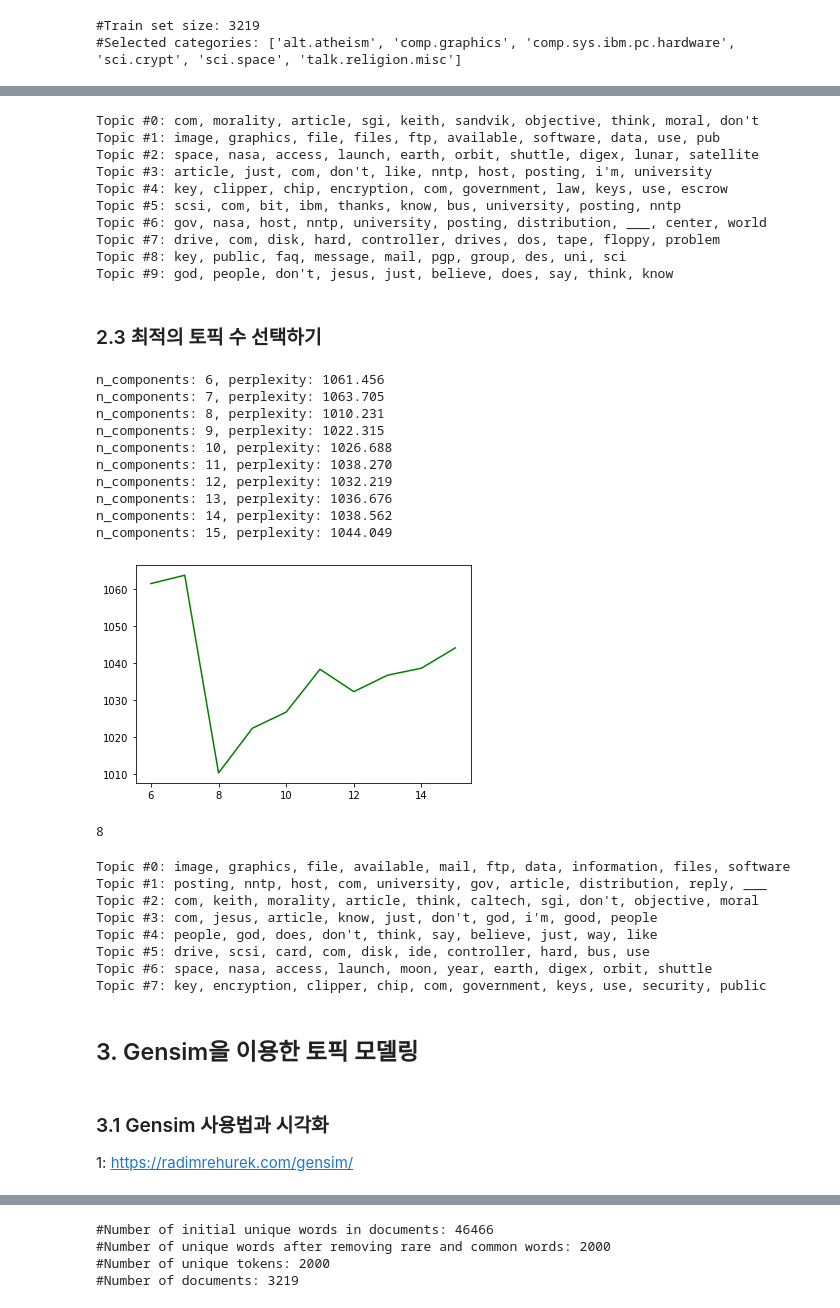
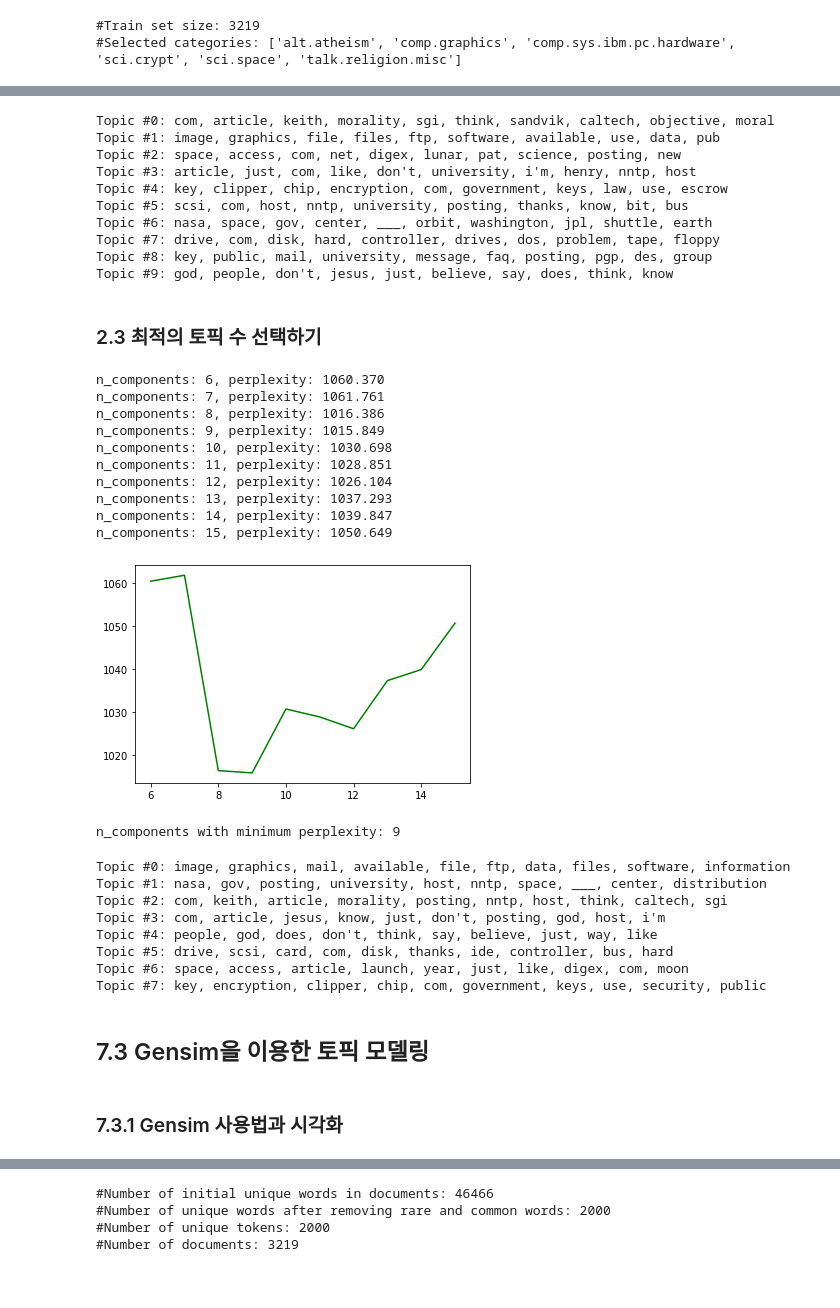
Before and after one commit to wikibook/textmining, a Jupyter notebook: Ch 07. 토픽모델링.ipynb, the cells around one changed output, grey strips where cells are left out. Cells and saved outputs as stored; diff of their text form; code cells hidden in the pictures.

```diff
--- a/Ch 07. 토픽모델링.ipynb
+++ b/Ch 07. 토픽모델링.ipynb
@@ -73,59 +60,60 @@ def print_top_words(model, feature_names, n_top_words):
         # 위 slicing에서 맨 뒤 -1은 역순을 의미, 역순으로 했을 때 처음부터 n_top_words까지
     print()
 
-print_top_words(lda,cv.get_feature_names(), 10)
+print_top_words(lda,cv.get_feature_names_out(), 10)
 # %% [output]
-Topic #0: com, morality, article, sgi, keith, sandvik, objective, think, moral, don't
-Topic #1: image, graphics, file, files, ftp, available, software, data, use, pub
-Topic #2: space, nasa, access, launch, earth, orbit, shuttle, digex, lunar, satellite
-Topic #3: article, just, com, don't, like, nntp, host, posting, i'm, university
-Topic #4: key, clipper, chip, encryption, com, government, law, keys, use, escrow
-Topic #5: scsi, com, bit, ibm, thanks, know, bus, university, posting, nntp
-Topic #6: gov, nasa, host, nntp, university, posting, distribution, ___, center, world
-Topic #7: drive, com, disk, hard, controller, drives, dos, tape, floppy, problem
-Topic #8: key, public, faq, message, mail, pgp, group, des, uni, sci
-Topic #9: god, people, don't, jesus, just, believe, does, say, think, know
+Topic #0: com, article, keith, morality, sgi, think, sandvik, caltech, objective, moral
+Topic #1: image, graphics, file, files, ftp, software, available, use, data, pub
+Topic #2: space, access, com, net, digex, lunar, pat, science, posting, new
+Topic #3: article, just, com, like, don't, university, i'm, henry, nntp, host
+Topic #4: key, clipper, chip, encryption, com, government, keys, law, use, escrow
+Topic #5: scsi, com, host, nntp, university, posting, thanks, know, bit, bus
+Topic #6: nasa, space, gov, center, ___, orbit, washington, jpl, shuttle, earth
+Topic #7: drive, com, disk, hard, controller, drives, dos, problem, tape, floppy
+Topic #8: key, public, mail, university, message, faq, posting, pgp, des, group
+Topic #9: god, people, don't, jesus, just, believe, say, does, think, know
 # %% [markdown]
 ### 2.3 최적의 토픽 수 선택하기
 # %%
 import matplotlib.pyplot as plt
 %matplotlib inline
 
 def show_perplexity(cv, start=10, end=30, max_iter=5, topic_word_prior= 0.1,
                     doc_topic_prior=1.0):
     iter_num = []
     per_value = []
 
     for i in range(start, end + 1):
         lda = LatentDirichletAllocation(n_components = i, max_iter=max_iter,
                                         topic_word_prior= topic_word_prior,
                                         doc_topic_prior=doc_topic_prior,
                                         learning_method='batch', n_jobs= -1,
                                         random_state=7)
         lda.fit(cv)
         iter_num.append(i)
         pv = lda.perplexity(cv)
         per_value.append(pv)
         print(f'n_components: {i}, perplexity: {pv:0.3f}')
 
     plt.plot(iter_num, per_value, 'g-')
     plt.show()
     return start + per_value.index(min(per_value))
 
-show_perplexity(review_cv, start=6, end=15)
+print("n_components with minimum perplexity:",
+      show_perplexity(review_cv, start=6, end=15))
 # %% [output]
-n_components: 6, perplexity: 1061.456
-n_components: 7, perplexity: 1063.705
-n_components: 8, perplexity: 1010.231
-n_components: 9, perplexity: 1022.315
-n_components: 10, perplexity: 1026.688
-n_components: 11, perplexity: 1038.270
-n_components: 12, perplexity: 1032.219
-n_components: 13, perplexity: 1036.676
-n_components: 14, perplexity: 1038.562
-n_components: 15, perplexity: 1044.049
+n_components: 6, perplexity: 1060.370
+n_components: 7, perplexity: 1061.761
+n_components: 8, perplexity: 1016.386
+n_components: 9, perplexity: 1015.849
+n_components: 10, perplexity: 1030.698
+n_components: 11, perplexity: 1028.851
+n_components: 12, perplexity: 1026.104
+n_components: 13, perplexity: 1037.293
+n_components: 14, perplexity: 1039.847
+n_components: 15, perplexity: 1050.649
-[figure, old version]
+[figure, new version]
-8
+n_components with minimum perplexity: 9
 # %%
 lda = LatentDirichletAllocation(n_components = 8, #추출할 topic의 수를 지정
                                 max_iter=20,
@@ -137,22 +125,20 @@ lda = LatentDirichletAllocation(n_components = 8, #추출할 topic의 수를 지
 
 review_topics = lda.fit_transform(review_cv)
 
-print_top_words(lda, cv.get_feature_names(), 10)
+print_top_words(lda, cv.get_feature_names_out(), 10)
 # %% [output]
-Topic #0: image, graphics, file, available, mail, ftp, data, information, files, software
-Topic #1: posting, nntp, host, com, university, gov, article, distribution, reply, ___
-Topic #2: com, keith, morality, article, think, caltech, sgi, don't, objective, moral
-Topic #3: com, jesus, article, know, just, don't, god, i'm, good, people
+Topic #0: image, graphics, mail, available, file, ftp, data, files, software, information
+Topic #1: nasa, gov, posting, university, host, nntp, space, ___, center, distribution
+Topic #2: com, keith, article, morality, posting, nntp, host, think, caltech, sgi
+Topic #3: com, article, jesus, know, just, don't, posting, god, host, i'm
 Topic #4: people, god, does, don't, think, say, believe, just, way, like
-Topic #5: drive, scsi, card, com, disk, ide, controller, hard, bus, use
-Topic #6: space, nasa, access, launch, moon, year, earth, digex, orbit, shuttle
+Topic #5: drive, scsi, card, com, disk, thanks, ide, controller, bus, hard
+Topic #6: space, access, article, launch, year, just, like, digex, com, moon
 Topic #7: key, encryption, clipper, chip, com, government, keys, use, security, public
 # %% [markdown]
-## 3. Gensim을 이용한 토픽 모델링
+## 7.3 Gensim을 이용한 토픽 모델링
 # %% [markdown]
-### 3.1 Gensim 사용법과 시각화
-
-1: https://radimrehurek.com/gensim/
+### 7.3.1 Gensim 사용법과 시각화
 # %%
 #!pip install --upgrade gensim
 # %%
```
Also changed, not shown: parts of 21 cells of this notebook.
